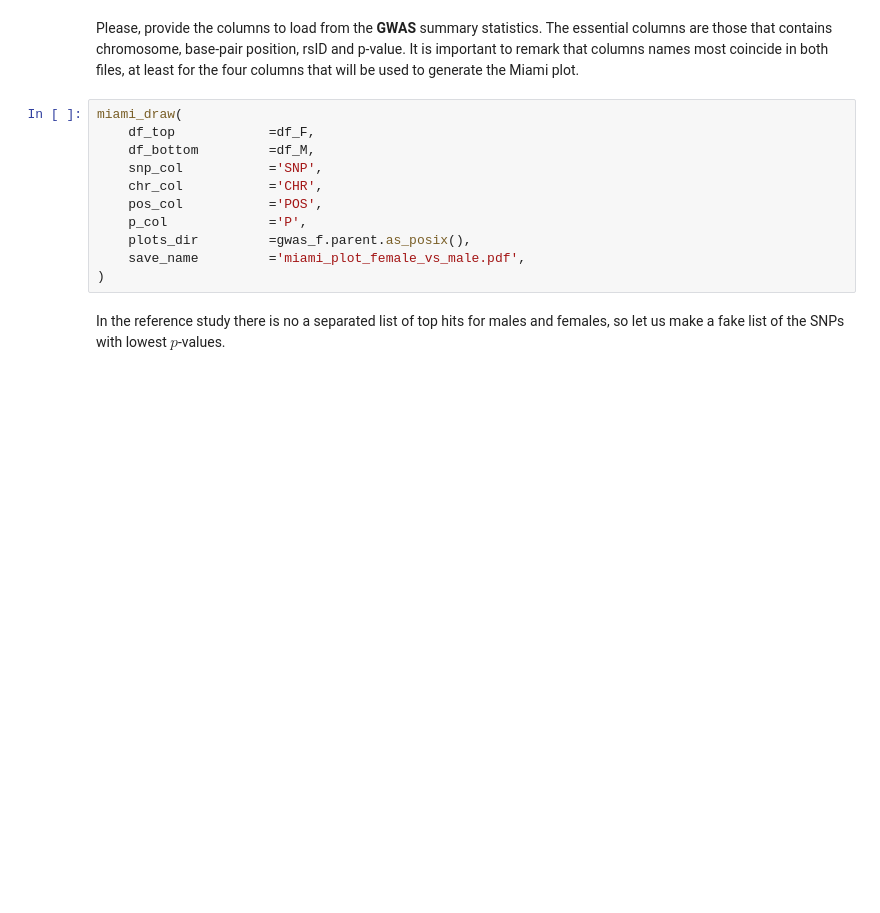
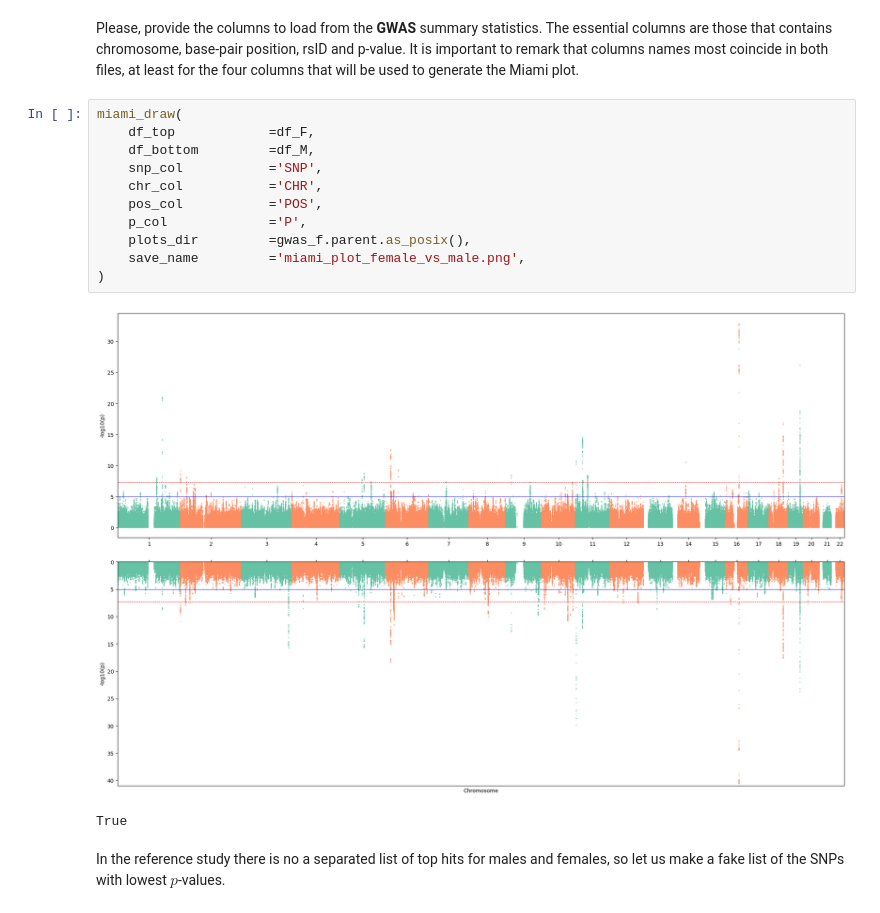
Before and after one commit to cge-tubingens/IDEAL-GENOM, a Jupyter notebook: viz_notebooks/miami.ipynb, the cells around one changed output. Saved outputs shown, nothing was run; the diff lists cells and outputs as text; blank space fills up the shorter version.

```diff
--- a/viz_notebooks/miami.ipynb
+++ b/viz_notebooks/miami.ipynb
@@ -31,14 +33,17 @@ Please, provide the columns to load from the **GWAS** summary statistics. The es
 # %%
 miami_draw(
     df_top            =df_F,
     df_bottom         =df_M,
     snp_col           ='SNP',
     chr_col           ='CHR',
     pos_col           ='POS',
     p_col             ='P',
     plots_dir         =gwas_f.parent.as_posix(),
-    save_name         ='miami_plot_female_vs_male.pdf',
+    save_name         ='miami_plot_female_vs_male.png',
 )
+# %% [output]
+[figure, added]
+True
 # %% [markdown]
 In the reference study there is no a separated list of top hits for males and females, so let us make a fake list of the SNPs with lowest $p$-values.
 # %%
```
Also changed, not shown: parts of 4 cells of this notebook, 4 other files.
